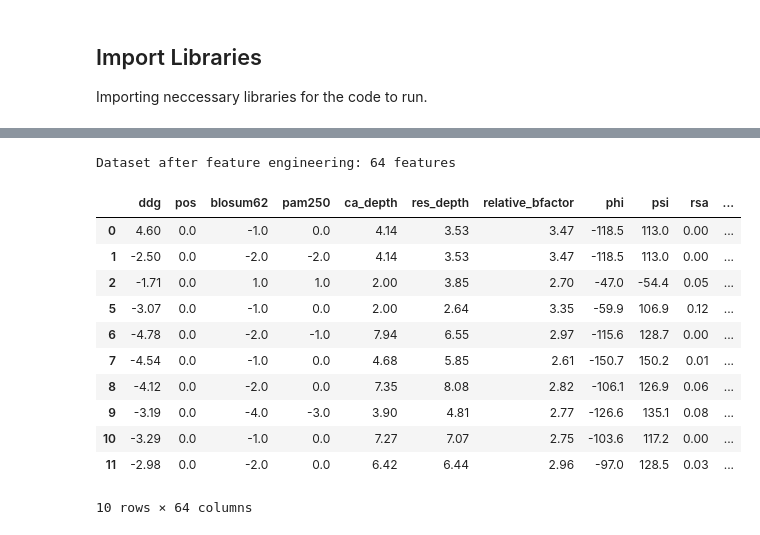
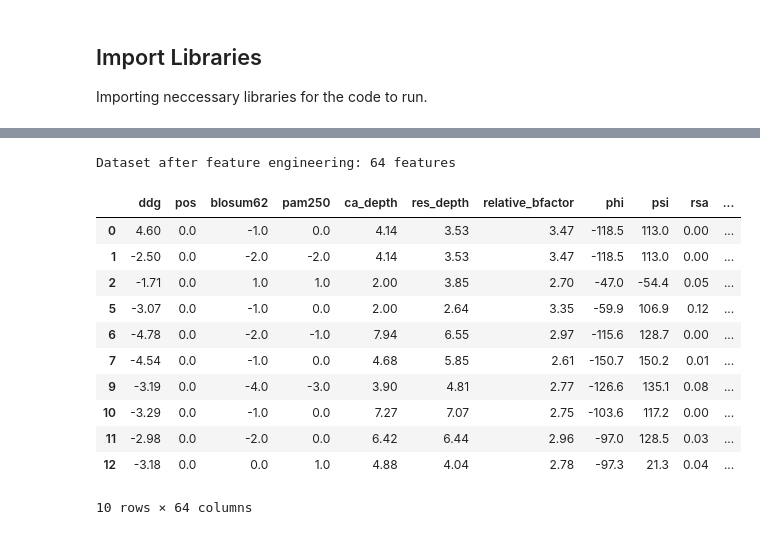
Before and after one commit to parthkhurana07/ProteinStabilityPredictor, a Jupyter notebook: stability_predictor.ipynb, the cells around one changed output, grey strips where cells are left out. Drawn from its saved outputs; the diff is of its cells as text; code cells hidden in the pictures.

```diff
--- a/stability_predictor.ipynb
+++ b/stability_predictor.ipynb
@@ -148,4 +200,6 @@ plt.tight_layout()
 # %%
+
+
 # One-hot encode categorical variables
 df_encoded = df_filtered.copy()
 
@@ -184,36 +238,49 @@ charge = {
     'L': 0, 'M': 0, 'N': 0, 'P': 0, 'Q': 0, 'R': 1, 'S': 0, 'T': 0, 'V': 0, 'W': 0, 'Y': 0
 }
 
 df_encoded['hydrophobicity_change'] = df_encoded.apply(
     lambda row: hydrophobicity.get(row['mutant'], 0) - hydrophobicity.get(row['wild_type'], 0), axis=1
 )
 
 df_encoded['volume_change'] = df_encoded.apply(
     lambda row: volume.get(row['mutant'], 0) - volume.get(row['wild_type'], 0), axis=1
 )
 
 df_encoded['charge_change'] = df_encoded.apply(
     lambda row: charge.get(row['mutant'], 0) - charge.get(row['wild_type'], 0), axis=1
 )
 
 # Drop original categorical columns that we've one-hot encoded
-cols_to_drop = ['sst', 'mutation_type', 'wild_type', 'mutant', 'mutation_code', 'PDB_wild', 'protein']
+cols_to_drop = ['sst', 'mutation_type', 'wild_type', 'mutant', 'mutation_code', 'PDB_wild']
 df_encoded = df_encoded.drop(columns=cols_to_drop)
+
+# Outlier handling
+numerical_cols_for_outlier_handling = ['blosum62', 'pam250', 'ca_depth', 'res_depth',
+                 'relative_bfactor', 'phi', 'psi', 'rsa',
+                 'temperature', 'ph', 'hydrophobicity_change', 'volume_change', 'charge_change', 'ddg'] # Include ddg
+
+for col in numerical_cols_for_outlier_handling:
+    # Calculate z-scores
+    z_scores = zscore(df_encoded[col])
+    # Define a threshold for outliers (e.g., z-score > 3 or < -3)
+    outlier_threshold = 3
+    # Remove rows where the z-score is above the threshold
+    df_encoded = df_encoded[(z_scores <= outlier_threshold) & (z_scores >= -outlier_threshold)]
 
 print(f"Dataset after feature engineering: {df_encoded.shape[1]} features")
 
 df_encoded.head(10)
 # %% [output]
 Dataset after feature engineering: 64 features
 |  | ddg | pos | blosum62 | pam250 | ca_depth | res_depth | relative_bfactor | phi | psi | rsa | ... |
 | 0 | 4.60 | 0.0 | -1.0 | 0.0 | 4.14 | 3.53 | 3.47 | -118.5 | 113.0 | 0.00 | ... |
 | 1 | -2.50 | 0.0 | -2.0 | -2.0 | 4.14 | 3.53 | 3.47 | -118.5 | 113.0 | 0.00 | ... |
 | 2 | -1.71 | 0.0 | 1.0 | 1.0 | 2.00 | 3.85 | 2.70 | -47.0 | -54.4 | 0.05 | ... |
 | 5 | -3.07 | 0.0 | -1.0 | 0.0 | 2.00 | 2.64 | 3.35 | -59.9 | 106.9 | 0.12 | ... |
 | 6 | -4.78 | 0.0 | -2.0 | -1.0 | 7.94 | 6.55 | 2.97 | -115.6 | 128.7 | 0.00 | ... |
 | 7 | -4.54 | 0.0 | -1.0 | 0.0 | 4.68 | 5.85 | 2.61 | -150.7 | 150.2 | 0.01 | ... |
-| 8 | -4.12 | 0.0 | -2.0 | 0.0 | 7.35 | 8.08 | 2.82 | -106.1 | 126.9 | 0.06 | ... |
 | 9 | -3.19 | 0.0 | -4.0 | -3.0 | 3.90 | 4.81 | 2.77 | -126.6 | 135.1 | 0.08 | ... |
 | 10 | -3.29 | 0.0 | -1.0 | 0.0 | 7.27 | 7.07 | 2.75 | -103.6 | 117.2 | 0.00 | ... |
 | 11 | -2.98 | 0.0 | -2.0 | 0.0 | 6.42 | 6.44 | 2.96 | -97.0 | 128.5 | 0.03 | ... |
+| 12 | -3.18 | 0.0 | 0.0 | 1.0 | 4.88 | 4.04 | 2.78 | -97.3 | 21.3 | 0.04 | ... |
 10 rows × 64 columns
```
Also changed, not shown: parts of 18 cells of this notebook.
